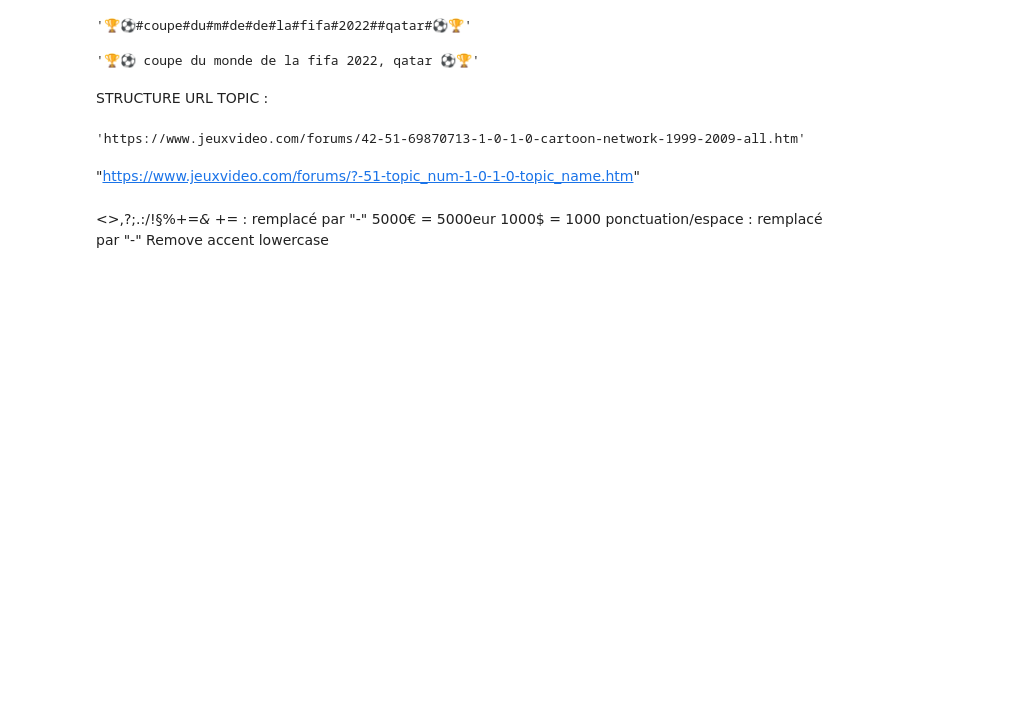
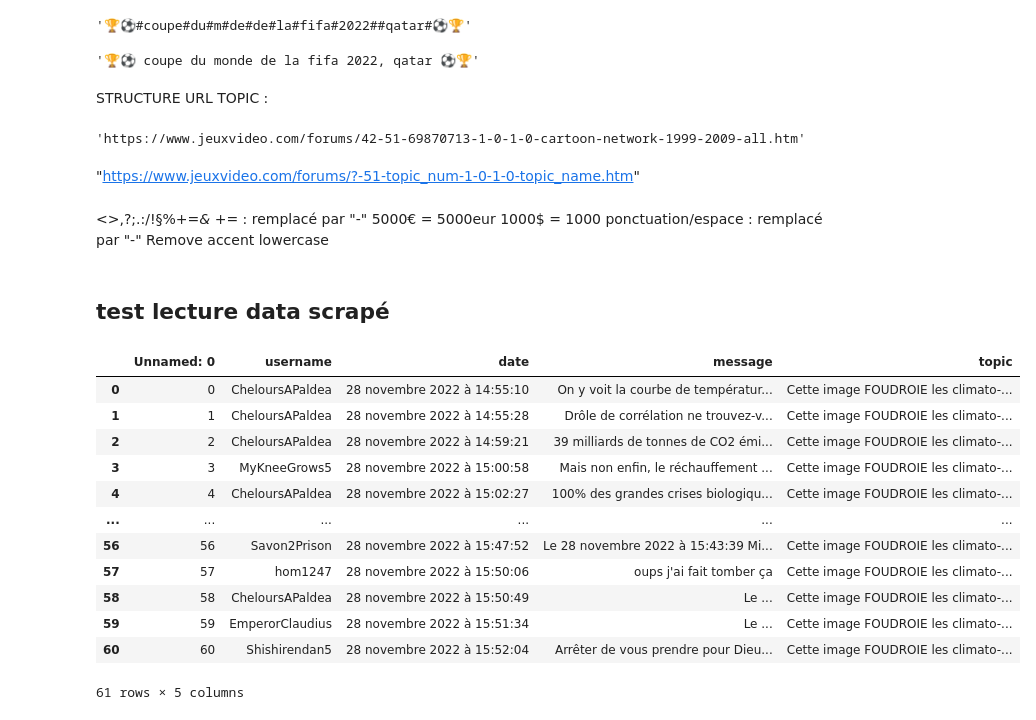
Before and after one commit to Brial45/sexism-JV.com, a Jupyter notebook: jupyter/Kick-off Notebook.ipynb, the cells around one changed output. Drawn from its saved outputs; the diff is of its cells as text; code cells hidden in the pictures; blank space fills up the shorter version.

```diff
--- a/jupyter/Kick-off Notebook.ipynb
+++ b/jupyter/Kick-off Notebook.ipynb
@@ -281,3 +278,23 @@ STRUCTURE URL TOPIC :
 ponctuation/espace : remplacé par "-"
 Remove accent
 lowercase
+# %% [markdown]
+## test lecture data scrapé
+# %%
+data2 = pd.read_csv("../interface/data.csv")
+# %%
+data2
+# %% [output]
+|  | Unnamed: 0 | username | date | message | topic |
+| 0 | 0 | CheloursAPaldea | 28 novembre 2022 à 14:55:10 | On y voit la courbe de températur... | Cette image FOUDROIE les climato-... |
+| 1 | 1 | CheloursAPaldea | 28 novembre 2022 à 14:55:28 | Drôle de corrélation ne trouvez-v... | Cette image FOUDROIE les climato-... |
+| 2 | 2 | CheloursAPaldea | 28 novembre 2022 à 14:59:21 | 39 milliards de tonnes de CO2 émi... | Cette image FOUDROIE les climato-... |
+| 3 | 3 | MyKneeGrows5 | 28 novembre 2022 à 15:00:58 | Mais non enfin, le réchauffement ... | Cette image FOUDROIE les climato-... |
+| 4 | 4 | CheloursAPaldea | 28 novembre 2022 à 15:02:27 | 100% des grandes crises biologiqu... | Cette image FOUDROIE les climato-... |
+| ... | ... | ... | ... | ... | ... |
+| 56 | 56 | Savon2Prison | 28 novembre 2022 à 15:47:52 | Le 28 novembre 2022 à 15:43:39 Mi... | Cette image FOUDROIE les climato-... |
+| 57 | 57 | hom1247 | 28 novembre 2022 à 15:50:06 | oups j'ai fait tomber ça | Cette image FOUDROIE les climato-... |
+| 58 | 58 | CheloursAPaldea | 28 novembre 2022 à 15:50:49 | Le ... | Cette image FOUDROIE les climato-... |
+| 59 | 59 | EmperorClaudius | 28 novembre 2022 à 15:51:34 | Le ... | Cette image FOUDROIE les climato-... |
+| 60 | 60 | Shishirendan5 | 28 novembre 2022 à 15:52:04 | Arrêter de vous prendre pour Dieu... | Cette image FOUDROIE les climato-... |
+61 rows × 5 columns
```
Also changed, not shown: parts of 1 cell of this notebook, 7 other files.
